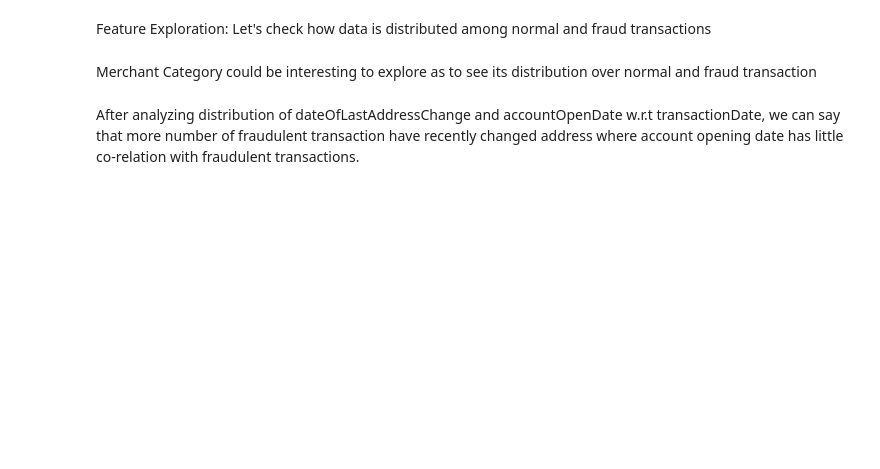
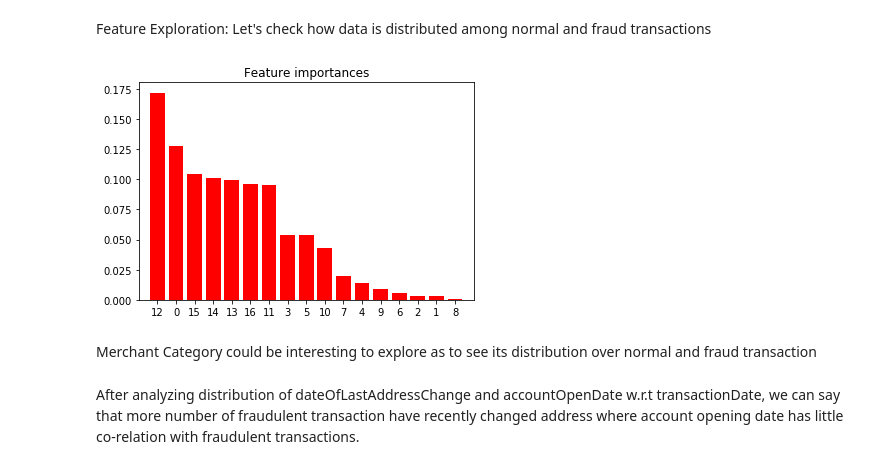
Before and after one commit to analystanand/Machine-Learning, a Jupyter notebook: Card_Transactions.ipynb, the cells around one changed output. Saved outputs shown, nothing was run; the diff lists cells and outputs as text; code cells hidden in the pictures; blank space fills up the shorter version.

```diff
--- a/Card_Transactions.ipynb
+++ b/Card_Transactions.ipynb
@@ -366,5 +362,20 @@ plt.show()
 # %% [markdown]
 Feature Exploration: Let's check how data is distributed among normal and fraud transactions
+# %%
+importances = rf.feature_importances_
+std = np.std([rf.feature_importances_ for tree in rf.estimators_],
+             axis=0)
+indices = np.argsort(importances)[::-1]
+re_arranged_features = [ col_names[i] for i in indices]
+# Plot the feature importances of the forest
+plt.figure()
+plt.title("Feature importances")
+plt.bar(range(X_resampled_trans.shape[1]), importances[indices],color="r", yerr=std[indices], align="center")
+plt.xticks(range(X_resampled_trans.shape[1]), indices)
+plt.xlim([-1, X_resampled_trans.shape[1]])
+plt.show()
+# %% [output]
+[figure, added]
 # %%
 f, axes = plt.subplots(1,2, figsize=(20, 6), sharex=False)
 sns.distplot(transactions_df[transactions_df['isFraud']==True]["creditLimit"],hist=True,kde=False,color="r",label='Fraud',ax=axes[0])
```
Also changed, not shown: parts of 8 cells of this notebook.
